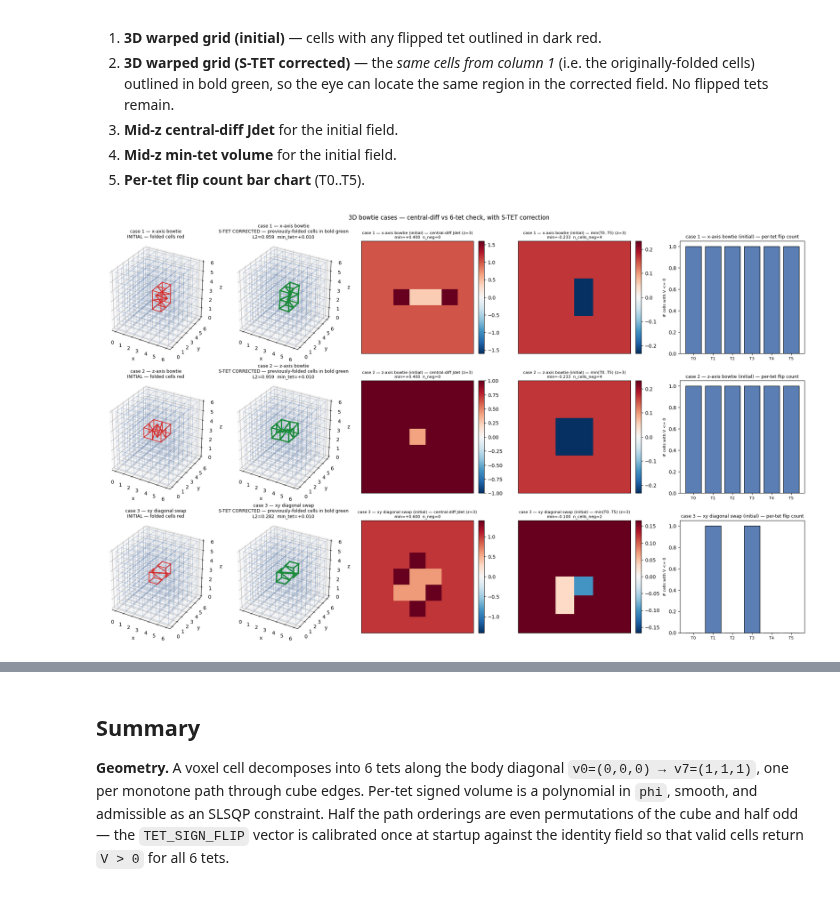
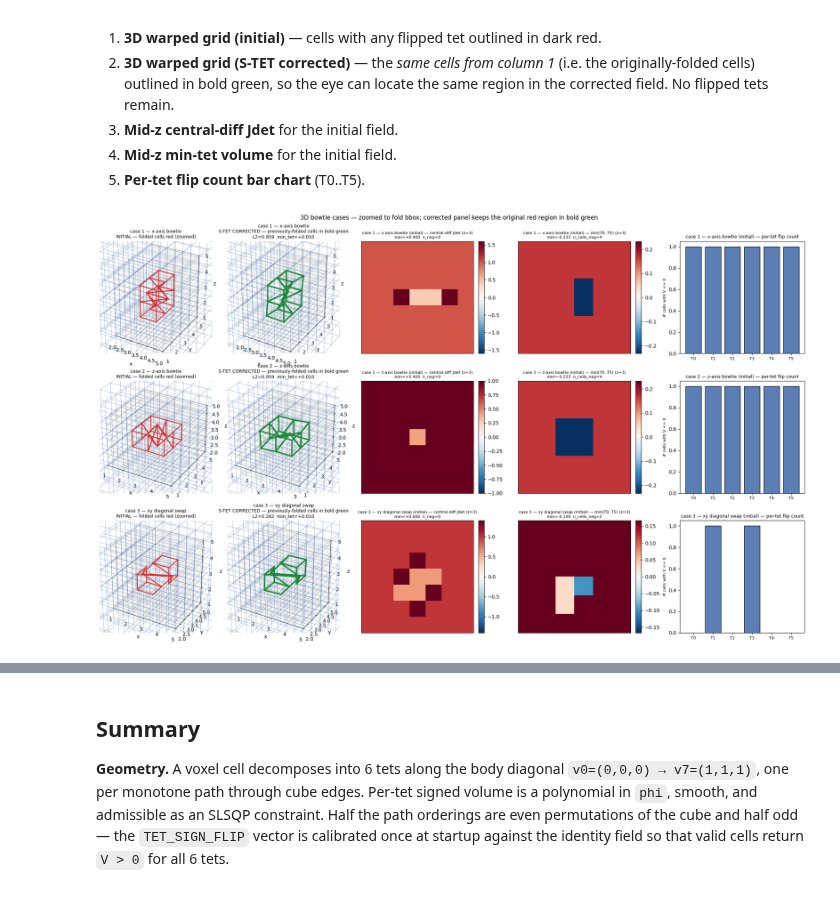
Before and after one commit to andythai/dvfopt, a Jupyter notebook: notebooks/two-triangle-check/12_3d-tetrahedral-check.ipynb, the cells around one changed output, grey strips where cells are left out. Cells and saved outputs as stored; diff of their text form; code cells hidden in the pictures.

```diff
--- a/notebooks/two-triangle-check/12_3d-tetrahedral-check.ipynb
+++ b/notebooks/two-triangle-check/12_3d-tetrahedral-check.ipynb
@@ -613,41 +748,42 @@ fig = plt.figure(figsize=(20, 4.0 * n_cases), layout='constrained')
 gs = fig.add_gridspec(n_cases, 5)
 
 for i, (name, phi) in enumerate(CASES):
-    # Cells folded BEFORE correction — outlined in red on the initial panel
-    # and in bold green on the corrected panel, so the eye can find the same
-    # region in both views.
     initial_fold_mask = tet_min_per_cell(phi) <= 0
 
     ax3a = fig.add_subplot(gs[i, 0], projection='3d')
     plot_warped_grid_3d(
         ax3a, phi,
-        f'{name}\nINITIAL — folded cells red',
+        f'{name}\nINITIAL — folded cells red (zoomed)',
         outline_mask=initial_fold_mask,
         outline_color='#d32f2f',
-        outline_lw=1.6,
+        outline_lw=1.8,
+        zoom_mask=initial_fold_mask,
+        zoom_pad=1,
     )
 
     phi_corr = slsqp_results[name]['tet']['phi']
     r_tet = slsqp_results[name]['tet']
     ax3b = fig.add_subplot(gs[i, 1], projection='3d')
     plot_warped_grid_3d(
         ax3b, phi_corr,
         f'{name}\nS-TET CORRECTED — previously-folded cells in bold green\n'
         f'L2={r_tet["l2"]:.3f}  min_tet={r_tet["min_tet"]:+.3f}',
         outline_mask=initial_fold_mask,
         outline_color='#1b8a3a',
-        outline_lw=2.6,
+        outline_lw=2.8,
+        zoom_mask=initial_fold_mask,
+        zoom_pad=1,
     )
 
     axh1 = fig.add_subplot(gs[i, 2])
     axh2 = fig.add_subplot(gs[i, 3])
     plot_midz_heatmaps([axh1, axh2], phi, name + ' (initial)')
 
     axb = fig.add_subplot(gs[i, 4])
     plot_per_tet_bars(axb, phi, name + ' (initial)')
 
-plt.suptitle('3D bowtie cases — central-diff vs 6-tet check, with S-TET correction',
+plt.suptitle('3D bowtie cases — zoomed to fold bbox; corrected panel keeps the original red region in bold green',
              fontsize=12)
 plt.show()
 # %% [output]
-[figure, old version]
+[figure, new version]
```
Also changed, not shown: parts of 5 cells of this notebook.
